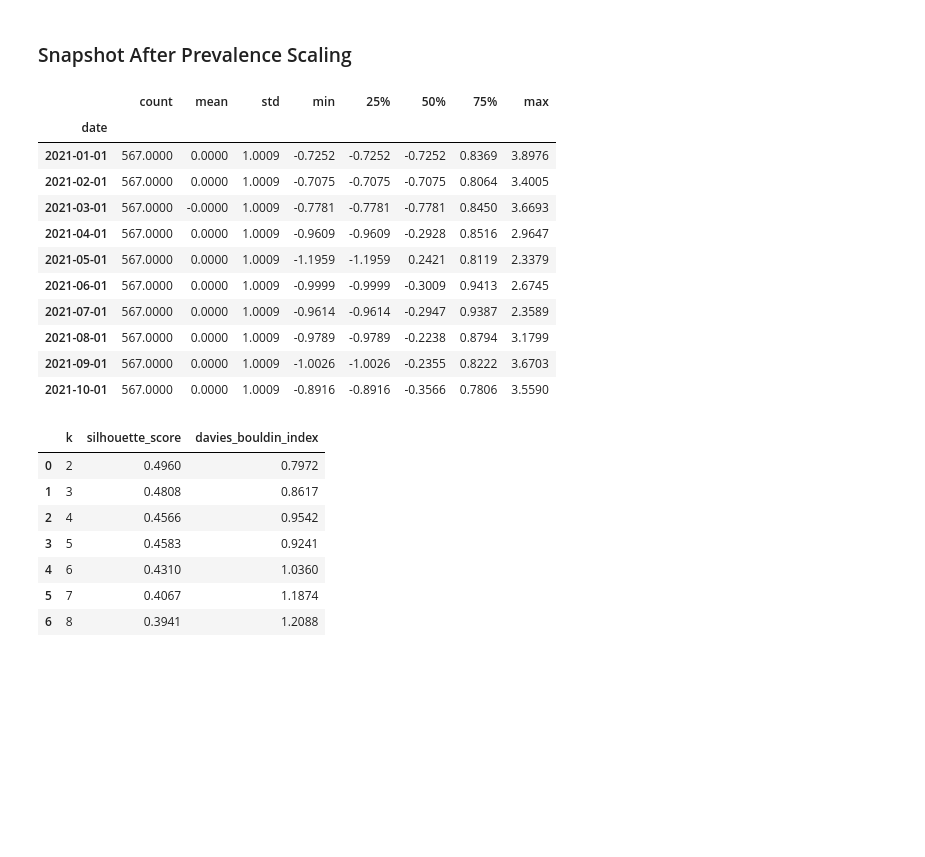
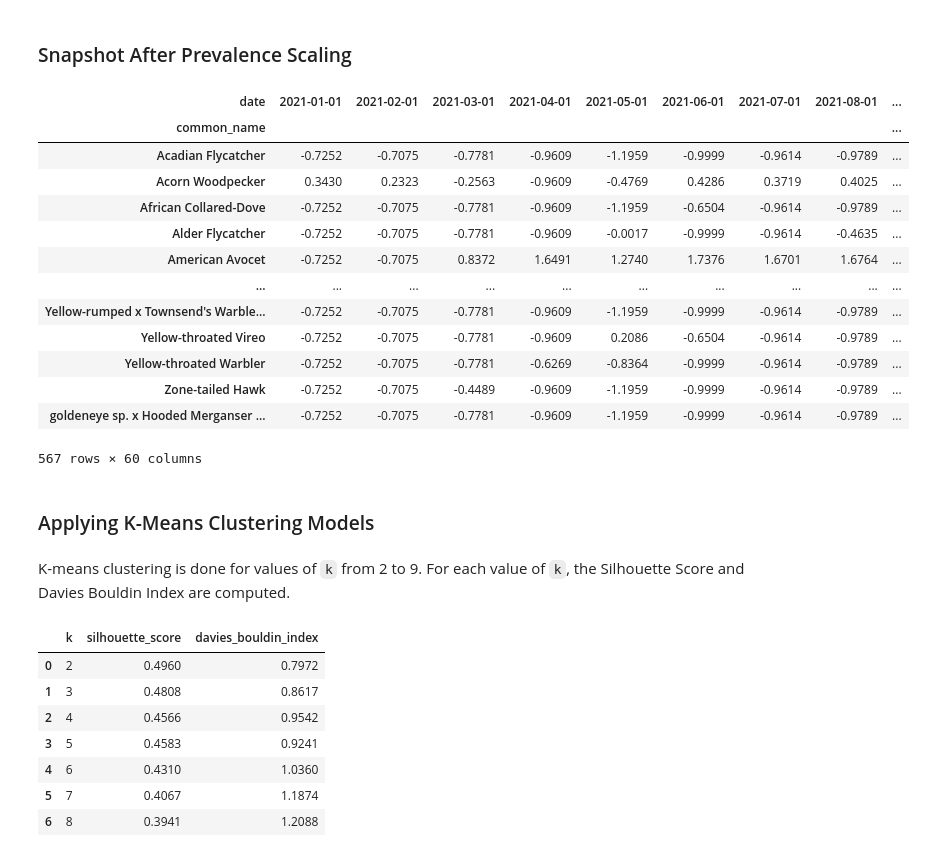
Before and after one commit to Kaxlow/where-the-birds-sing, a Jupyter notebook: src/clustering-analysis.ipynb, the cells around one changed output. Cells and saved outputs as stored; diff of their text form; code cells hidden in the pictures; blank space fills up the shorter version.

Commit message:
Added Jupyter Notebook for Clustering Analysis.

```diff
--- a/src/clustering-analysis.ipynb
+++ b/src/clustering-analysis.ipynb
@@ -410,20 +223,26 @@ species_prevalence_scaled.iloc[:10, :8]
 # %% [markdown]
 ### Snapshot After Prevalence Scaling
 # %%
-species_prevalence_scaled.describe().T.head(10)
+species_prevalence_scaled
 # %% [output]
-|  | count | mean | std | min | 25% | 50% | 75% | max |
-| date |  |  |  |  |  |  |  |  |
-| 2021-01-01 | 567.0000 | 0.0000 | 1.0009 | -0.7252 | -0.7252 | -0.7252 | 0.8369 | 3.8976 |
-| 2021-02-01 | 567.0000 | 0.0000 | 1.0009 | -0.7075 | -0.7075 | -0.7075 | 0.8064 | 3.4005 |
-| 2021-03-01 | 567.0000 | -0.0000 | 1.0009 | -0.7781 | -0.7781 | -0.7781 | 0.8450 | 3.6693 |
-| 2021-04-01 | 567.0000 | 0.0000 | 1.0009 | -0.9609 | -0.9609 | -0.2928 | 0.8516 | 2.9647 |
-| 2021-05-01 | 567.0000 | 0.0000 | 1.0009 | -1.1959 | -1.1959 | 0.2421 | 0.8119 | 2.3379 |
-| 2021-06-01 | 567.0000 | 0.0000 | 1.0009 | -0.9999 | -0.9999 | -0.3009 | 0.9413 | 2.6745 |
-| 2021-07-01 | 567.0000 | 0.0000 | 1.0009 | -0.9614 | -0.9614 | -0.2947 | 0.9387 | 2.3589 |
-| 2021-08-01 | 567.0000 | 0.0000 | 1.0009 | -0.9789 | -0.9789 | -0.2238 | 0.8794 | 3.1799 |
-| 2021-09-01 | 567.0000 | 0.0000 | 1.0009 | -1.0026 | -1.0026 | -0.2355 | 0.8222 | 3.6703 |
-| 2021-10-01 | 567.0000 | 0.0000 | 1.0009 | -0.8916 | -0.8916 | -0.3566 | 0.7806 | 3.5590 |
+| date | 2021-01-01 | 2021-02-01 | 2021-03-01 | 2021-04-01 | 2021-05-01 | 2021-06-01 | 2021-07-01 | 2021-08-01 | ... |
+| common_name |  |  |  |  |  |  |  |  | ... |
+| Acadian Flycatcher | -0.7252 | -0.7075 | -0.7781 | -0.9609 | -1.1959 | -0.9999 | -0.9614 | -0.9789 | ... |
+| Acorn Woodpecker | 0.3430 | 0.2323 | -0.2563 | -0.9609 | -0.4769 | 0.4286 | 0.3719 | 0.4025 | ... |
+| African Collared-Dove | -0.7252 | -0.7075 | -0.7781 | -0.9609 | -1.1959 | -0.6504 | -0.9614 | -0.9789 | ... |
+| Alder Flycatcher | -0.7252 | -0.7075 | -0.7781 | -0.9609 | -0.0017 | -0.9999 | -0.9614 | -0.4635 | ... |
+| American Avocet | -0.7252 | -0.7075 | 0.8372 | 1.6491 | 1.2740 | 1.7376 | 1.6701 | 1.6764 | ... |
+| ... | ... | ... | ... | ... | ... | ... | ... | ... | ... |
+| Yellow-rumped x Townsend's Warble... | -0.7252 | -0.7075 | -0.7781 | -0.9609 | -1.1959 | -0.9999 | -0.9614 | -0.9789 | ... |
+| Yellow-throated Vireo | -0.7252 | -0.7075 | -0.7781 | -0.9609 | 0.2086 | -0.6504 | -0.9614 | -0.9789 | ... |
+| Yellow-throated Warbler | -0.7252 | -0.7075 | -0.7781 | -0.6269 | -0.8364 | -0.9999 | -0.9614 | -0.9789 | ... |
+| Zone-tailed Hawk | -0.7252 | -0.7075 | -0.4489 | -0.9609 | -1.1959 | -0.9999 | -0.9614 | -0.9789 | ... |
+| goldeneye sp. x Hooded Merganser ... | -0.7252 | -0.7075 | -0.7781 | -0.9609 | -1.1959 | -0.9999 | -0.9614 | -0.9789 | ... |
+567 rows × 60 columns
+# %% [markdown]
+### Applying K-Means Clustering Models
+# %% [markdown]
+K-means clustering is done for values of `k` from 2 to 9. For each value of `k`, the Silhouette Score and Davies Bouldin Index are computed.
 # %%
 prevalence_scores, prevalence_best_k = evaluate_kmeans_grid(species_prevalence_scaled, k_values=range(2, 9))
 prevalence_model, prevalence_labels, prevalence_metrics = fit_final_kmeans(species_prevalence_scaled, prevalence_best_k)
```
Also changed, not shown: parts of 39 cells of this notebook.
